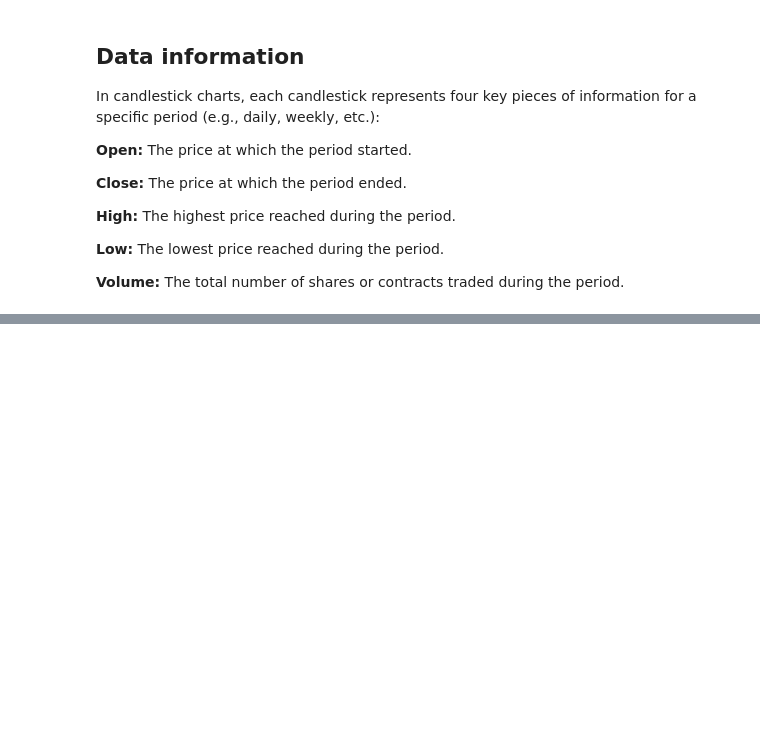
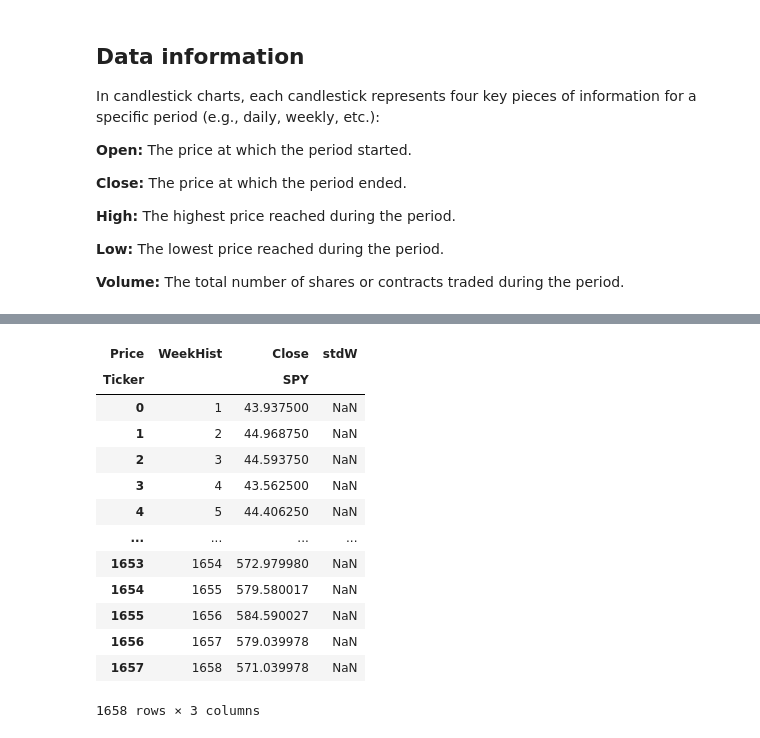
Before and after one commit to mpalominocol/CPSC4800_GitEExample, a Jupyter notebook: SP500_AND_WB_Data_Extraction.ipynb, the cells around one changed output, grey strips where cells are left out. Cells and saved outputs as stored; diff of their text form; code cells hidden in the pictures; blank space fills up the shorter version.

```diff
--- a/SP500_AND_WB_Data_Extraction.ipynb
+++ b/SP500_AND_WB_Data_Extraction.ipynb
@@ -461,3 +488,7 @@ In candlestick charts, each candlestick represents four key pieces of informatio
 **Low:** The lowest price reached during the period.
 
 **Volume:** The total number of shares or contracts traded during the period.
+# %%
+# Group by 'YearWeek' and get the first 'Open' date for each week
+df_weekly = df_candel.groupby('WeekHist')['Close'].first().reset_index()
+df_weekly
@@ -463,0 +510,25 @@ In candlestick charts, each candlestick represents four key pieces of informatio
+# %%
+# Calculate the rolling standard deviation of 'Close' for each week
+
+std_dev = df_candel.groupby('YearWeek').std()
+std_dev.head()
+
+#
+df_weekly['stdW'] = std_dev['Close']
+# %%
+df_weekly
+# %% [output]
+| Price | WeekHist | Close | stdW |
+| Ticker |  | SPY |  |
+| 0 | 1 | 43.937500 | NaN |
+| 1 | 2 | 44.968750 | NaN |
+| 2 | 3 | 44.593750 | NaN |
+| 3 | 4 | 43.562500 | NaN |
+| 4 | 5 | 44.406250 | NaN |
+| ... | ... | ... | ... |
+| 1653 | 1654 | 572.979980 | NaN |
+| 1654 | 1655 | 579.580017 | NaN |
+| 1655 | 1656 | 584.590027 | NaN |
+| 1656 | 1657 | 579.039978 | NaN |
+| 1657 | 1658 | 571.039978 | NaN |
+1658 rows × 3 columns
```
Also changed, not shown: parts of 12 cells of this notebook.
